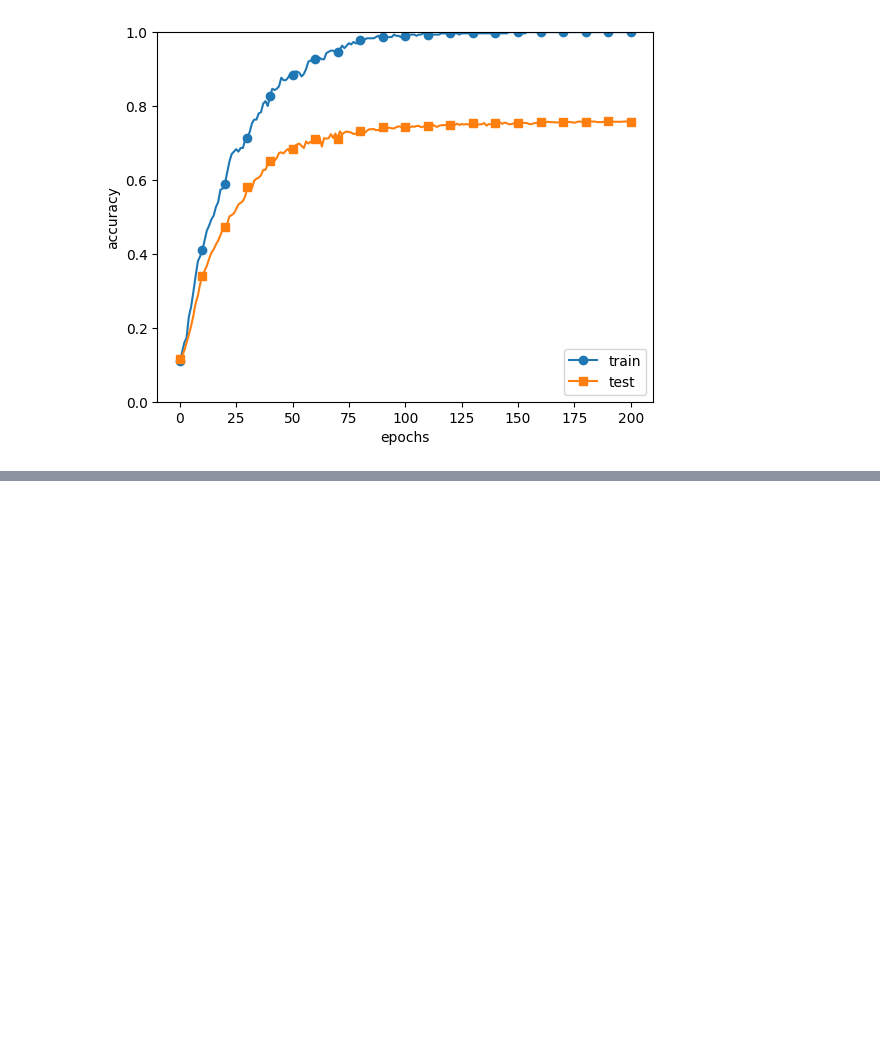
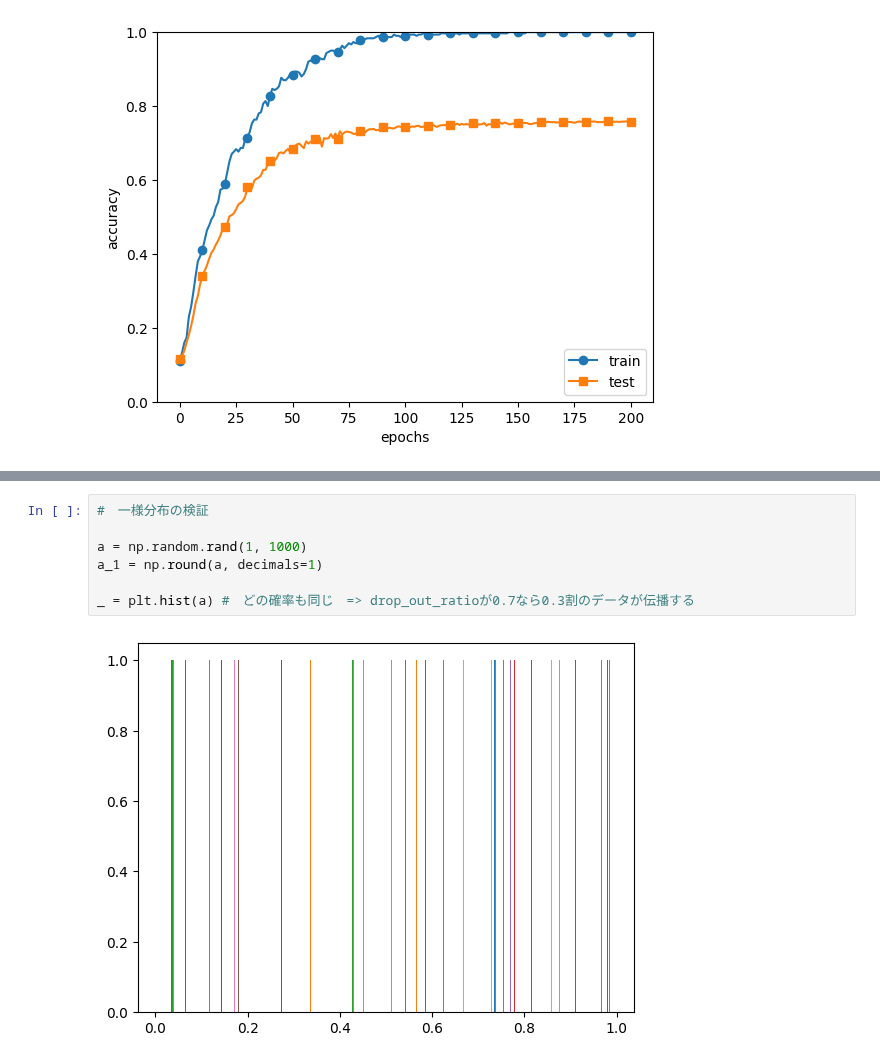
Before and after one commit to Masato-210831/For_study, a Jupyter notebook: Python_code/deep learning built from scratch/Chapter_6.ipynb, the cells around one changed output, grey strips where cells are left out. Drawn from its saved outputs; the diff is of its cells as text; blank space fills up the shorter version.

```diff
--- a/Python_code/deep learning built from scratch/Chapter_6.ipynb
+++ b/Python_code/deep learning built from scratch/Chapter_6.ipynb
@@ -593,0 +617,9 @@ epoch:200, train acc:1.0, test acc:0.7577
+# %%
+#　一様分布の検証
+
+a = np.random.rand(1, 1000)
+a_1 = np.round(a, decimals=1)
+
+_ = plt.hist(a) #　どの確率も同じ　=> drop_out_ratioが0.7なら0.3割のデータが伝播する
+# %% [output]
+[figure, added]
```
Also changed, not shown: parts of 3 cells of this notebook, 4 other files.
